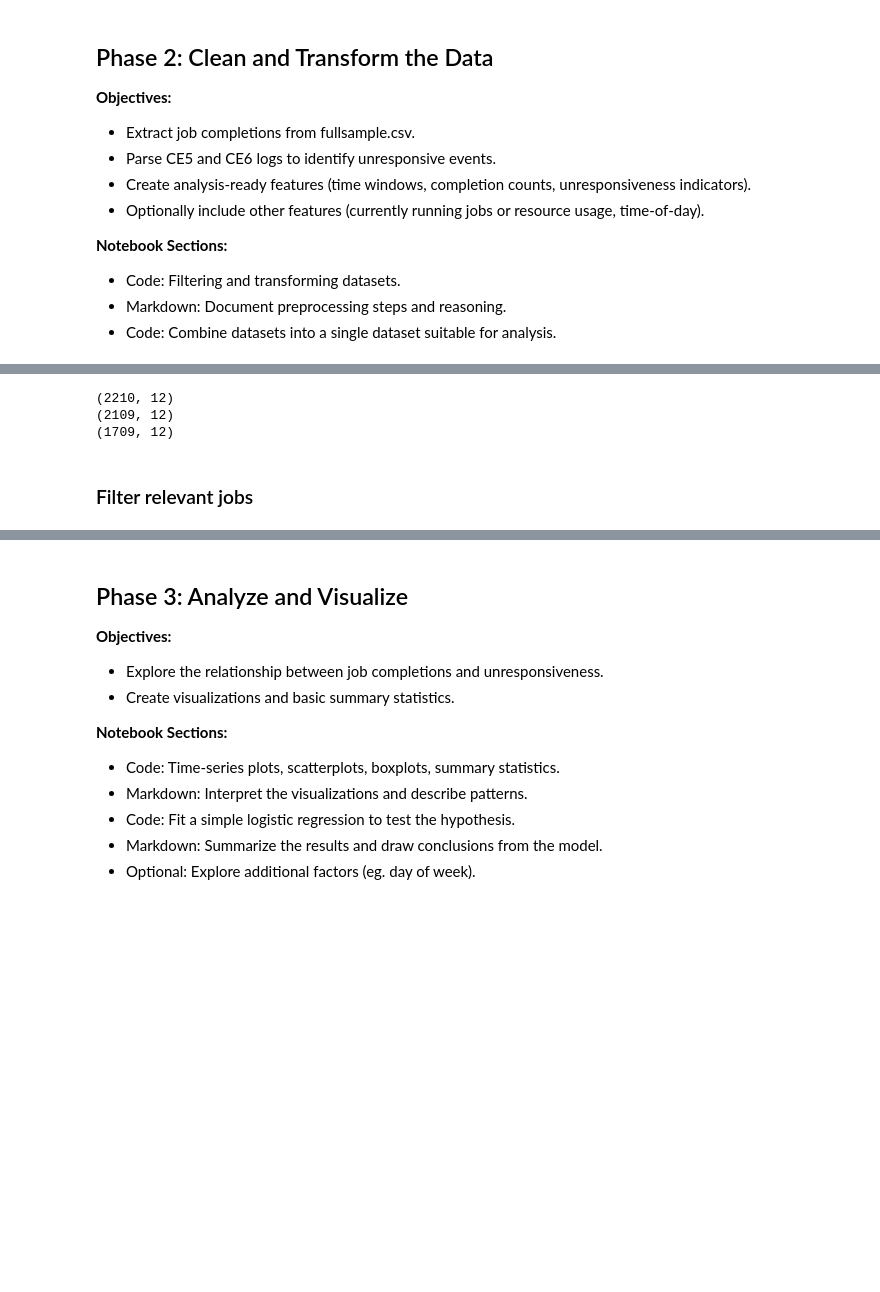
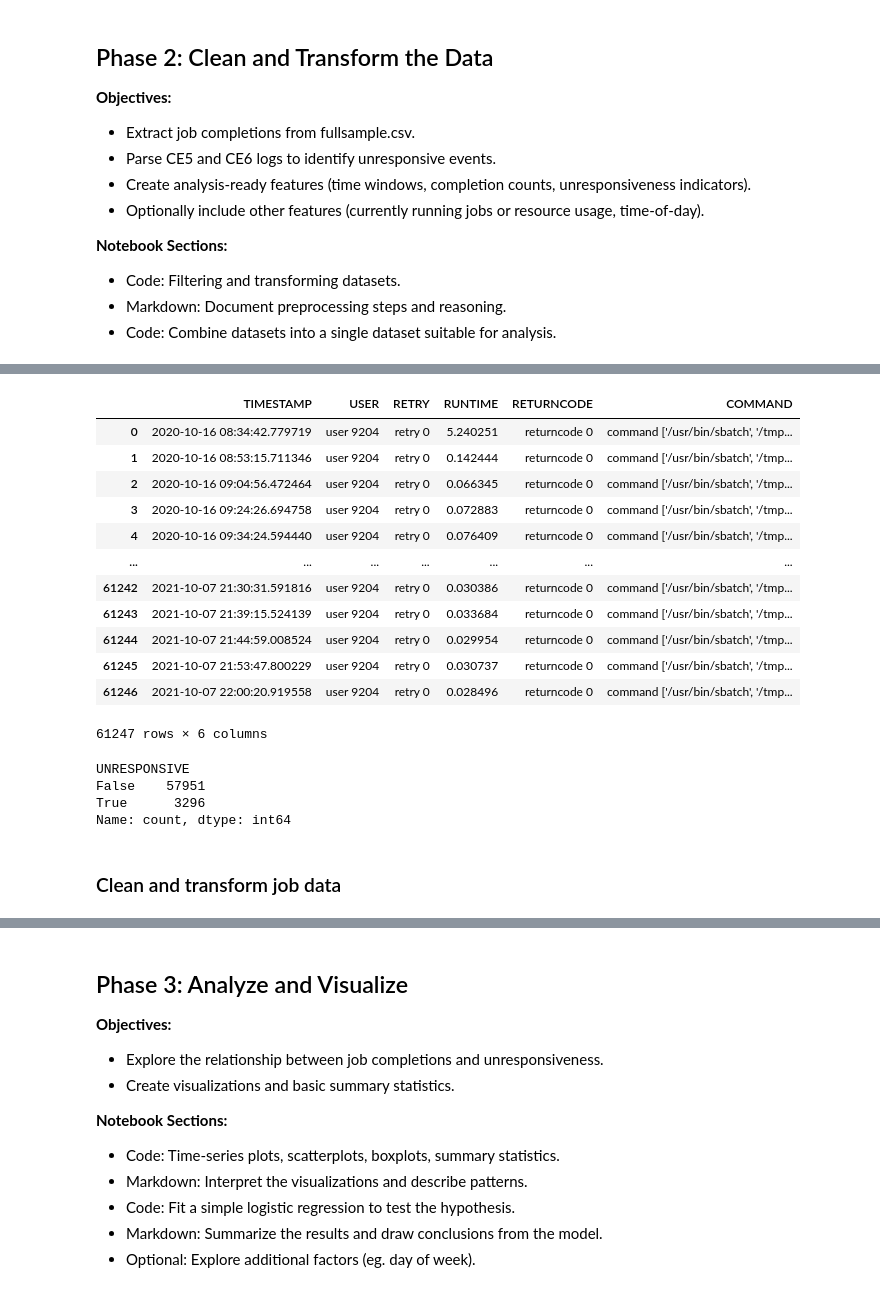
Before and after one commit to nss-data-science-cohort-9/accre-shannequin, a Jupyter notebook: notebooks/slurm_processing_analysis.ipynb, the cells around one changed output, grey strips where cells are left out. Saved outputs shown, nothing was run; the diff lists cells and outputs as text; code cells hidden in the pictures; blank space fills up the shorter version.

```diff
--- a/notebooks/slurm_processing_analysis.ipynb
+++ b/notebooks/slurm_processing_analysis.ipynb
@@ -543,3 +379,4 @@ ce6_unresponsive_df = ce6_df[
 # %%
-# Concatenate unresponsive logs
-unresponsive_logs_df = pd.concat([ce5_unresponsive_df, ce6_unresponsive_df])
+# Concatenate ce5 and ce6 logs
+logs_df = pd.concat([ce5_df, ce6_df])
+logs_df.shape
@@ -545,0 +385,4 @@ unresponsive_logs_df = pd.concat([ce5_unresponsive_df, ce6_unresponsive_df])
+# %%
+# Rename log columns
+logs_df = logs_df.rename(columns={0: "TIMESTAMP", 1: "USER", 2: "RETRY", 3: "RUNTIME", 4: "RETURNCODE", 5: "COMMAND"})
+logs_df.columns
@@ -545,0 +391,4 @@ unresponsive_logs_df = pd.concat([ce5_unresponsive_df, ce6_unresponsive_df])
+# %%
+# Convert RUNTIME values to floats
+logs_df['RUNTIME'] = logs_df['RUNTIME'].str.replace("time ", "").astype(float)
+logs_df.info()
@@ -546,3 +409,4 @@ unresponsive_logs_df = pd.concat([ce5_unresponsive_df, ce6_unresponsive_df])
 # %%
-# Convert TIMESTAMP values to datetime objects
-unresponsive_logs_df['TIMESTAMP'] = pd.to_datetime(unresponsive_logs_df['TIMESTAMP'])
+# Convert TIMESTAMP values to datetime objects and sort
+logs_df['TIMESTAMP'] = pd.to_datetime(logs_df['TIMESTAMP'], format="ISO8601")
+logs_df.info()
@@ -565,10 +427,33 @@ unresponsive_logs_15min = unresponsive_logs_df[unresponsive_logs_df['UNRESPON_15
-# %%
-print(unresponsive_logs_1min.shape)
-print(unresponsive_logs_5min.shape)
-print(unresponsive_logs_15min.shape)
-# %% [output]
-(2210, 12)
-(2109, 12)
-(1709, 12)
+# %%
+sbatch_9204_logs_df = (
+    logs_df
+    .loc[(logs_df['USER'] == "user 9204") & (logs_df['COMMAND'].str.contains("/usr/bin/sbatch"))]
+    .sort_values("TIMESTAMP")
+    .reset_index(drop=True)
+)
+sbatch_9204_logs_df
+# %% [output]
+|  | TIMESTAMP | USER | RETRY | RUNTIME | RETURNCODE | COMMAND |
+| 0 | 2020-10-16 08:34:42.779719 | user 9204 | retry 0 | 5.240251 | returncode 0 | command ['/usr/bin/sbatch', '/tmp... |
+| 1 | 2020-10-16 08:53:15.711346 | user 9204 | retry 0 | 0.142444 | returncode 0 | command ['/usr/bin/sbatch', '/tmp... |
+| 2 | 2020-10-16 09:04:56.472464 | user 9204 | retry 0 | 0.066345 | returncode 0 | command ['/usr/bin/sbatch', '/tmp... |
+| 3 | 2020-10-16 09:24:26.694758 | user 9204 | retry 0 | 0.072883 | returncode 0 | command ['/usr/bin/sbatch', '/tmp... |
+| 4 | 2020-10-16 09:34:24.594440 | user 9204 | retry 0 | 0.076409 | returncode 0 | command ['/usr/bin/sbatch', '/tmp... |
+| ... | ... | ... | ... | ... | ... | ... |
+| 61242 | 2021-10-07 21:30:31.591816 | user 9204 | retry 0 | 0.030386 | returncode 0 | command ['/usr/bin/sbatch', '/tmp... |
+| 61243 | 2021-10-07 21:39:15.524139 | user 9204 | retry 0 | 0.033684 | returncode 0 | command ['/usr/bin/sbatch', '/tmp... |
+| 61244 | 2021-10-07 21:44:59.008524 | user 9204 | retry 0 | 0.029954 | returncode 0 | command ['/usr/bin/sbatch', '/tmp... |
+| 61245 | 2021-10-07 21:53:47.800229 | user 9204 | retry 0 | 0.030737 | returncode 0 | command ['/usr/bin/sbatch', '/tmp... |
+| 61246 | 2021-10-07 22:00:20.919558 | user 9204 | retry 0 | 0.028496 | returncode 0 | command ['/usr/bin/sbatch', '/tmp... |
+61247 rows × 6 columns
+# %%
+# Create a column for unresponsive logs
+sbatch_9204_logs_df['UNRESPONSIVE'] = ((sbatch_9204_logs_df['RUNTIME'] > 15) & (sbatch_9204_logs_df['RETURNCODE'] != "returncode 0"))
+sbatch_9204_logs_df['UNRESPONSIVE'].value_counts()
+# %% [output]
+UNRESPONSIVE
+False    57951
+True      3296
+Name: count, dtype: int64
 # %% [markdown]
-### Filter relevant jobs
+### Clean and transform job data
```
Also changed, not shown: parts of 78 cells of this notebook, 1 other file.
